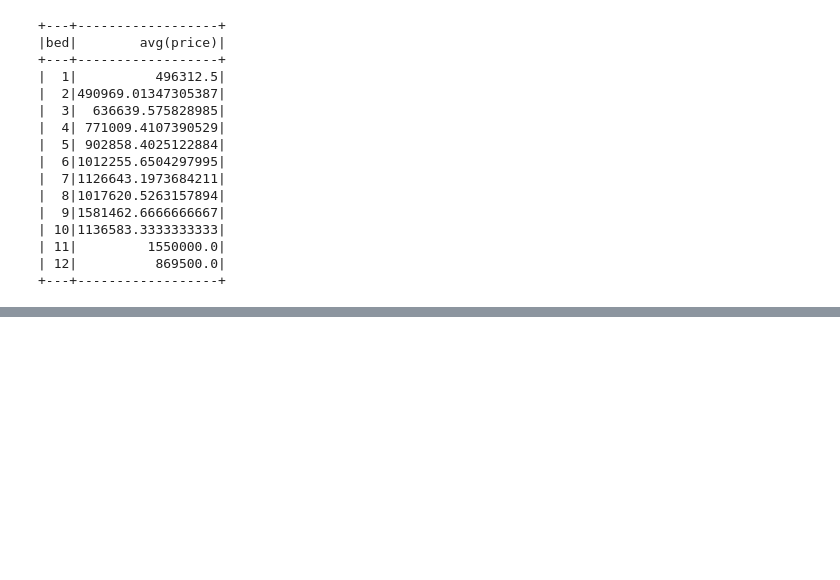
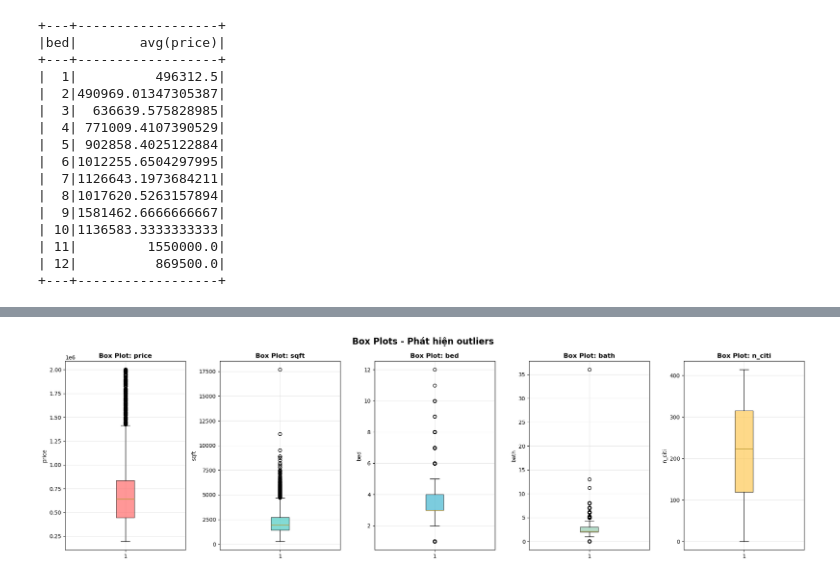
Before and after one commit to lamdoan204/Big_Data_Machine_Learning, a Jupyter notebook: Code/EDA.ipynb, the cells around one changed output, grey strips where cells are left out. Drawn from its saved outputs; the diff is of its cells as text; code cells hidden in the pictures; blank space fills up the shorter version.

```diff
--- a/Code/EDA.ipynb
+++ b/Code/EDA.ipynb
@@ -170,0 +224,19 @@ df.groupBy("bed").avg("price").orderBy("bed").show()
+# %%
+
+fig, axes = plt.subplots(1, 5, figsize=(20, 6))
+fig.suptitle('Box Plots - Phát hiện outliers', fontsize=16, fontweight='bold')
+
+for i, var in enumerate(numeric_vars):
+    box_plot = axes[i].boxplot(df_pandas[var], patch_artist=True)
+    axes[i].set_title(f'Box Plot: {var}', fontweight='bold')
+    axes[i].set_ylabel(var)
+
+    box_plot['boxes'][0].set_facecolor(colors[i])
+    box_plot['boxes'][0].set_alpha(0.7)
+
+    axes[i].grid(True, alpha=0.3)
+
+plt.tight_layout()
+plt.show()
+# %% [output]
+[figure, added]
```
Also changed, not shown: parts of 14 cells of this notebook, 1 other file.
